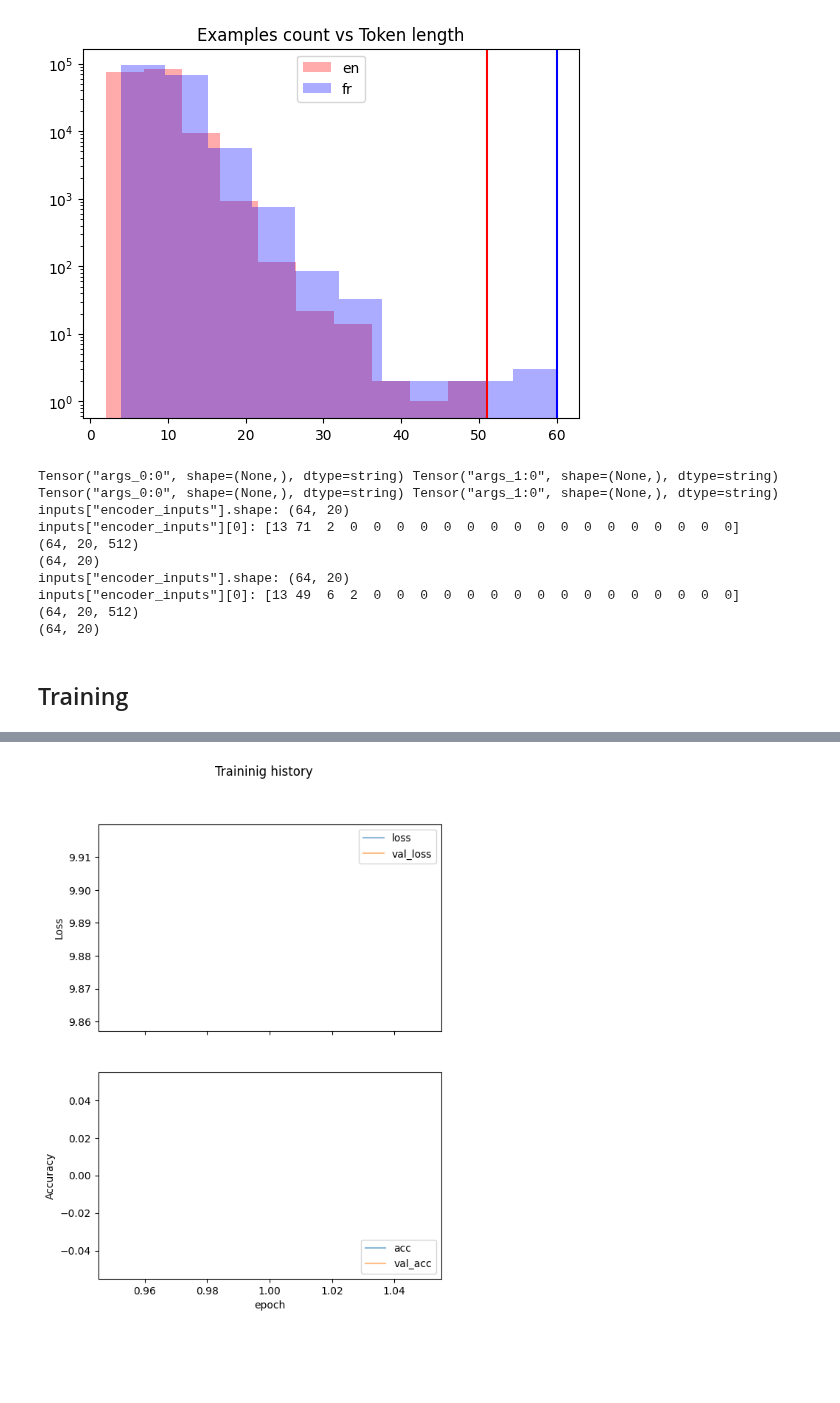
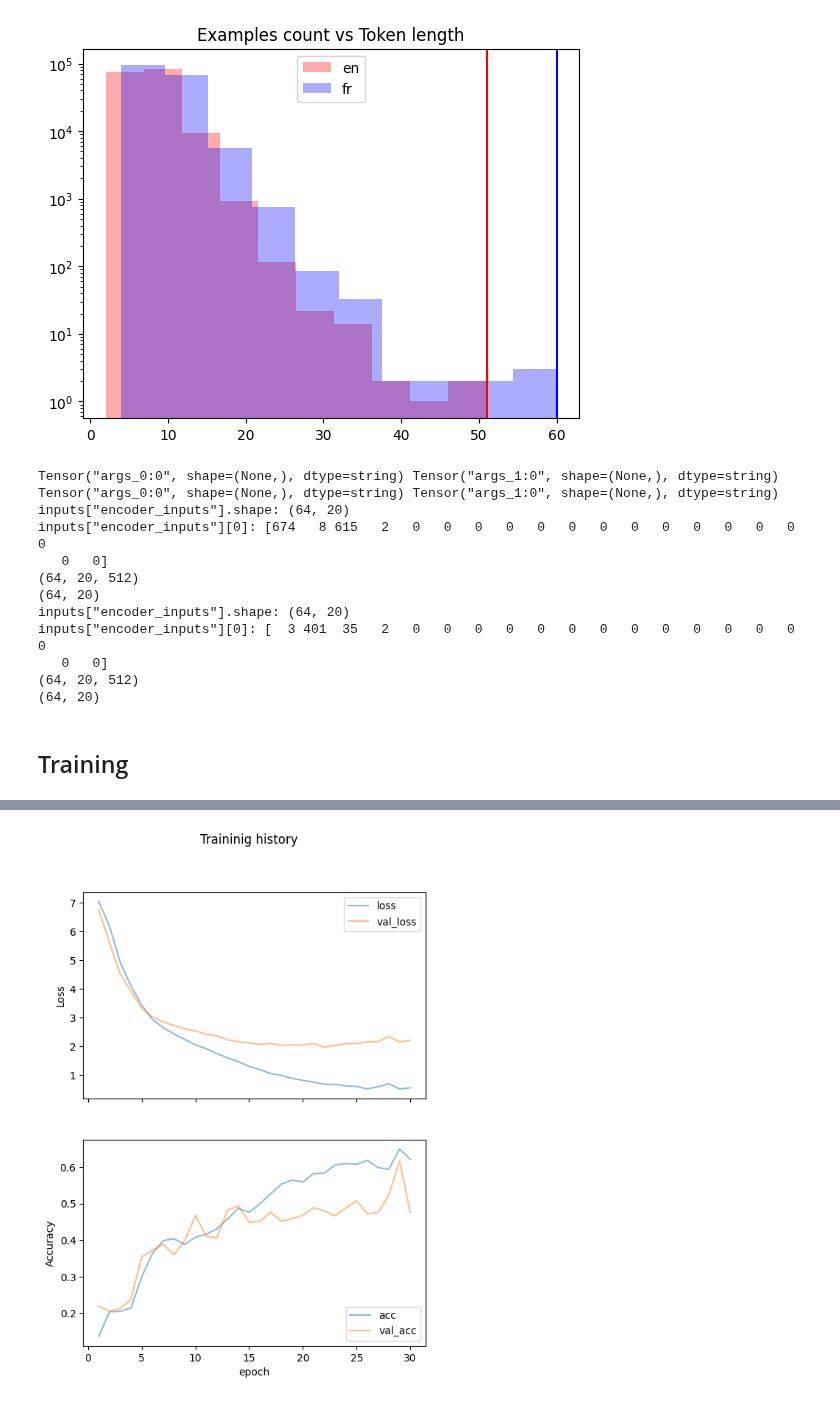
Before and after one commit to sriksmachi/sriksml, a Jupyter notebook: language-models/transformers_001.ipynb, the cells around one changed output, grey strips where cells are left out. Drawn from its saved outputs; the diff is of its cells as text; code cells hidden in the pictures; blank space fills up the shorter version.

```diff
--- a/language-models/transformers_001.ipynb
+++ b/language-models/transformers_001.ipynb
@@ -135,17 +257,19 @@ tf.keras.utils.plot_model(model, "feedforward.png", show_shapes=True, show_dtype
 ## Encoder Layer
 # %%
 
-
+# Encoder represents one encoder block, the transformer network can have any number of encoder blocks
+# the encoder block takes the input embedding with positional information as input, passes through the self attention, feedforward layers
+# the output can be fed to another encoder block or decoder.
 def encoder(input_shape, key_dim, ff_dim, dropout=0.1, pref="enc", **kwargs):
   model = tf.keras.models.Sequential([
       tf.keras.layers.Input(shape=input_shape, dtype='float32', name=f"{pref}_in0"),
       self_attention(input_shape, pref=pref, key_dim=key_dim, mask=False, **kwargs),
       feedforward(input_shape, key_dim, ff_dim, dropout, pref)
-  ])
+  ], name=pref)
   return model
 
-
 model = encoder(input_shape=(20, 128), key_dim=128, ff_dim=512)
+model.summary()
 tf.keras.utils.plot_model(model, "encoder.png", show_shapes=True, show_dtype=True,
                           show_layer_names=True, rankdir='BT', show_layer_activations=True)
 # %% [output]
@@ -184,10 +347,10 @@ def transformer(num_layers, num_heads, seq_len, key_dim, ff_dim, vocab_size_src,
   # layers
   inp_enc = tf.keras.layers.Input(shape=(seq_len, ), dtype='float32', name='encoder_inputs')
   inp_dec =  tf.keras.layers.Input(shape=(seq_len, ), dtype='float32', name='decoder_inputs')
-  embed_enc = PositionalEmbeddingLayer(seq_len, vocab_size_src, key_dim)
-  embed_dec = PositionalEmbeddingLayer(seq_len, vocab_size_trgt, key_dim)
+  embed_enc = PositionalEmbeddingLayer(seq_len, vocab_size_src, key_dim, name='embed_enc')
+  embed_dec = PositionalEmbeddingLayer(seq_len, vocab_size_trgt, key_dim, name='embed_dec')
+  decoders = [decoder(input_shape=emb_shape, key_dim=key_dim, ff_dim=ff_dim, dropout=dropout, pref=f"dec{i}", num_heads=num_heads) for i in range(num_layers)]
   encoders = [encoder(input_shape=emb_shape, key_dim=key_dim, ff_dim=ff_dim, dropout=dropout, pref=f"enc{i}", num_heads=num_heads) for i in range(num_layers)]
-  decoders = [decoder(input_shape=emb_shape, key_dim=key_dim, ff_dim=ff_dim, dropout=dropout, pref=f"dec{i}", num_heads=num_heads) for i in range(num_layers)]
   final = tf.keras.layers.Dense(vocab_size_trgt, name='linear')
   # build
   x1 = embed_enc(inp_enc)
@@ -416,9 +596,9 @@ plt.show()
 [figure]
 # %%
 class PrepareDataset:
-  def __init__(self, **kwargs):
+  def __init__(self, n_sentences=1000, **kwargs):
     super(PrepareDataset, self).__init__(**kwargs)
-    self.n_sentences = 1000
+    self.n_sentences = 10000
     self.train_split = 0.9
     self.vocab_size_eng = 10000
     self.vocab_size_fra = 20000
@@ -437,7 +617,6 @@ class PrepareDataset:
     return source, target
 
   def __call__(self, filename, batch_size=64, **kwargs):
-
     clean_data = pickle.load(open(filename, 'rb'))
     dataset = clean_data[:self.n_sentences]
     shuffle(dataset)
@@ -490,8 +669,8 @@ class PrepareDataset:
 
     return train_ds, test_ds
 # %%
-dataset = PrepareDataset()
-train_ds, test_ds = dataset( "text_pairs.pickle")
+dataset = PrepareDataset(n_sentences=1000)
+train_ds, test_ds = dataset("text_pairs.pickle")
 for inputs, targets in train_ds.take(1):
     print(f'inputs["encoder_inputs"].shape: {inputs["encoder_inputs"].shape}')
     print(f'inputs["encoder_inputs"][0]: {inputs["encoder_inputs"][0]}')
@@ -511,11 +690,13 @@ for inputs, targets in test_ds.take(1):
 Tensor("args_0:0", shape=(None,), dtype=string) Tensor("args_1:0", shape=(None,), dtype=string)
 Tensor("args_0:0", shape=(None,), dtype=string) Tensor("args_1:0", shape=(None,), dtype=string)
 inputs["encoder_inputs"].shape: (64, 20)
-inputs["encoder_inputs"][0]: [13 71  2  0  0  0  0  0  0  0  0  0  0  0  0  0  0  0  0  0]
+inputs["encoder_inputs"][0]: [674   8 615   2   0   0   0   0   0   0   0   0   0   0   0   0   0   0
+   0   0]
 (64, 20, 512)
 (64, 20)
 inputs["encoder_inputs"].shape: (64, 20)
-inputs["encoder_inputs"][0]: [13 49  6  2  0  0  0  0  0  0  0  0  0  0  0  0  0  0  0  0]
+inputs["encoder_inputs"][0]: [  3 401  35   2   0   0   0   0   0   0   0   0   0   0   0   0   0   0
+   0   0]
 (64, 20, 512)
 (64, 20)
 # %% [markdown]
@@ -535,7 +716,7 @@ model = transformer(num_layers, num_heads, seq_len, key_dim, ff_dim,
 lr = CustomSchedule(key_dim)
 optimizer = tf.keras.optimizers.Adam(lr, beta_1=0.9, beta_2=0.98, epsilon=1e-9)
 model.compile(loss=masked_loss, optimizer=optimizer, metrics=[masked_accuracy])
-epochs = 1
+epochs = 30
 history = model.fit(train_ds, epochs=epochs, validation_data=test_ds)
 
 # Save the trained model
@@ -560 +757 @@ plt.show()
-[figure, old version]
+[figure, new version]
```
Also changed, not shown: parts of 17 cells of this notebook.
